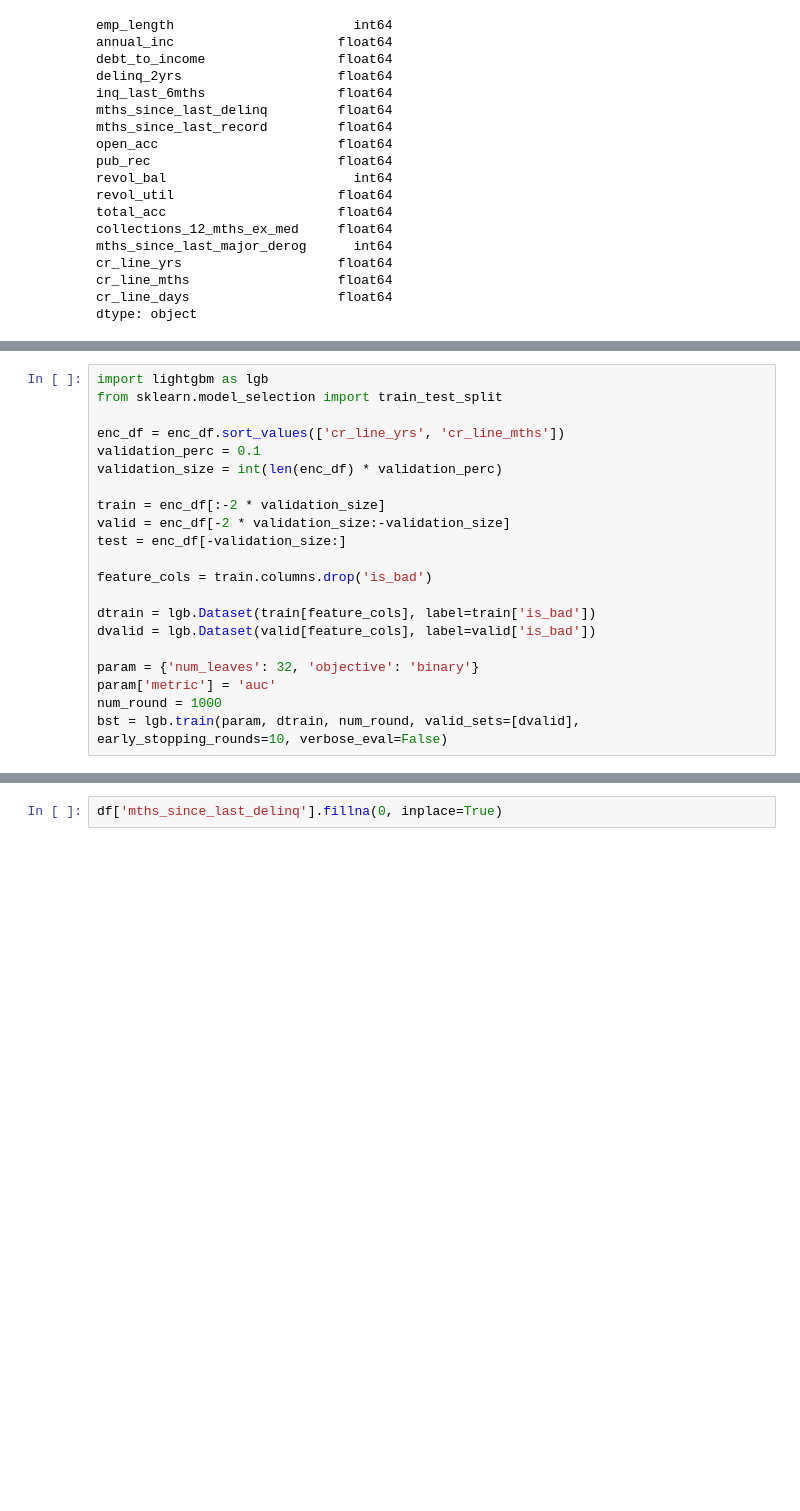
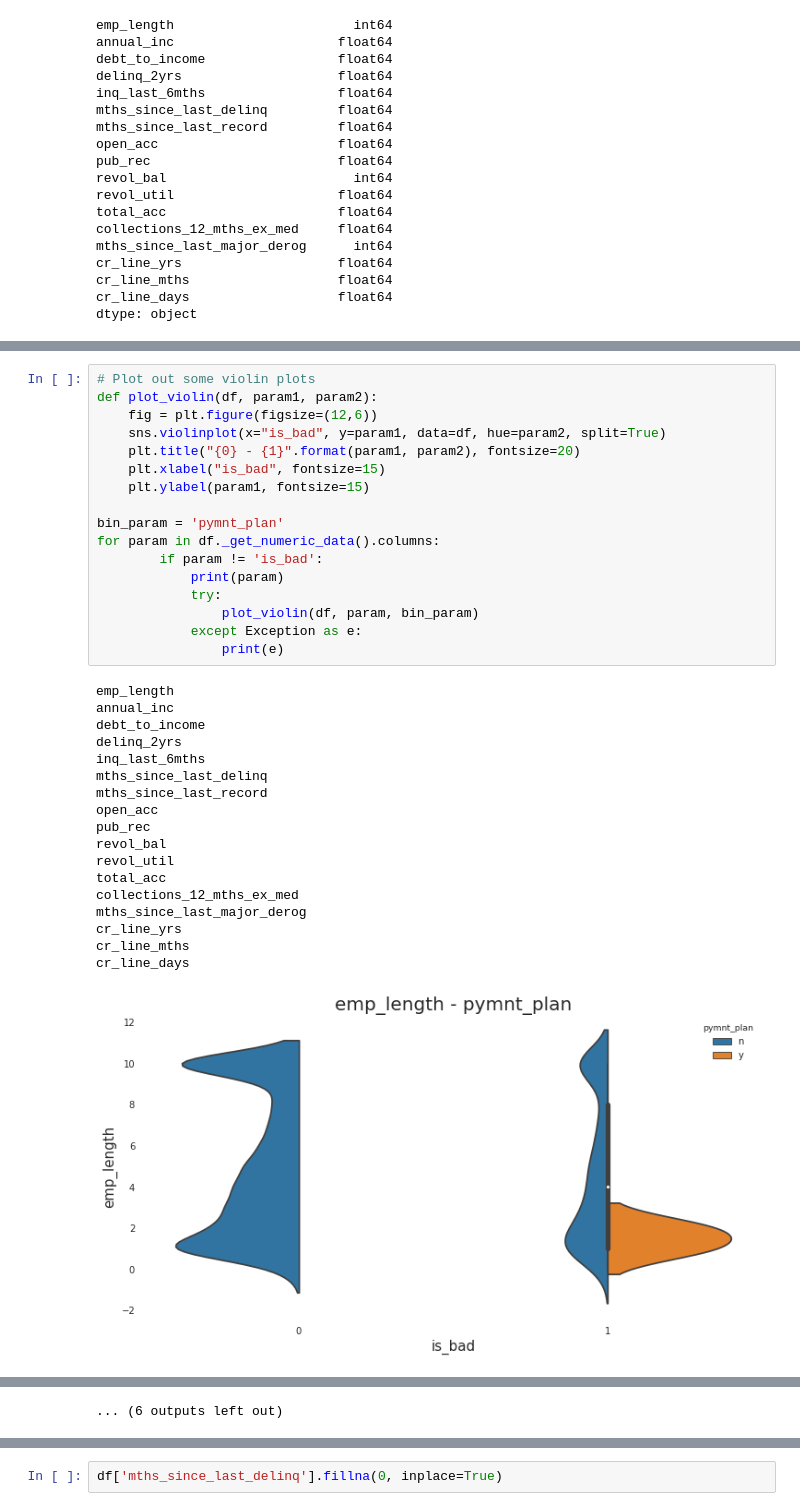
Before and after one commit to ryanrusson/lendingclub, a Jupyter notebook: eda.ipynb, the cells around one changed output, grey strips where cells are left out. Cells and saved outputs as stored; diff of their text form; blank space fills up the shorter version.

```diff
--- a/eda.ipynb
+++ b/eda.ipynb
@@ -188,21 +217,0 @@ enc_df.to_csv("./data/enc_baseline_data.csv")
-# %%
-import lightgbm as lgb
-from sklearn.model_selection import train_test_split
-
-enc_df = enc_df.sort_values(['cr_line_yrs', 'cr_line_mths'])
-validation_perc = 0.1
-validation_size = int(len(enc_df) * validation_perc)
-
-train = enc_df[:-2 * validation_size]
-valid = enc_df[-2 * validation_size:-validation_size]
-test = enc_df[-validation_size:]
-
-feature_cols = train.columns.drop('is_bad')
-
-dtrain = lgb.Dataset(train[feature_cols], label=train['is_bad'])
-dvalid = lgb.Dataset(valid[feature_cols], label=valid['is_bad'])
-
-param = {'num_leaves': 32, 'objective': 'binary'}
-param['metric'] = 'auc'
-num_round = 1000
-bst = lgb.train(param, dtrain, num_round, valid_sets=[dvalid], early_stopping_rounds=10, verbose_eval=False)
@@ -259,0 +218,36 @@ Name: is_bad, dtype: float64
+# %%
+# Plot out some violin plots
+def plot_violin(df, param1, param2):
+    fig = plt.figure(figsize=(12,6))
+    sns.violinplot(x="is_bad", y=param1, data=df, hue=param2, split=True)
+    plt.title("{0} - {1}".format(param1, param2), fontsize=20)
+    plt.xlabel("is_bad", fontsize=15)
+    plt.ylabel(param1, fontsize=15)
+
+bin_param = 'pymnt_plan'
+for param in df._get_numeric_data().columns:
+        if param != 'is_bad':
+            print(param)
+            try:
+                plot_violin(df, param, bin_param)
+            except Exception as e:
+                print(e)
+# %% [output]
+emp_length
+annual_inc
+debt_to_income
+delinq_2yrs
+inq_last_6mths
+mths_since_last_delinq
+mths_since_last_record
+open_acc
+pub_rec
+revol_bal
+revol_util
+total_acc
+collections_12_mths_ex_med
+mths_since_last_major_derog
+cr_line_yrs
+cr_line_mths
+cr_line_days
+[figure, added]
@@ -259,0 +264 @@ Name: is_bad, dtype: float64
+... (6 outputs left out)
```
Also changed, not shown: parts of 49 cells of this notebook, 32 other files.
